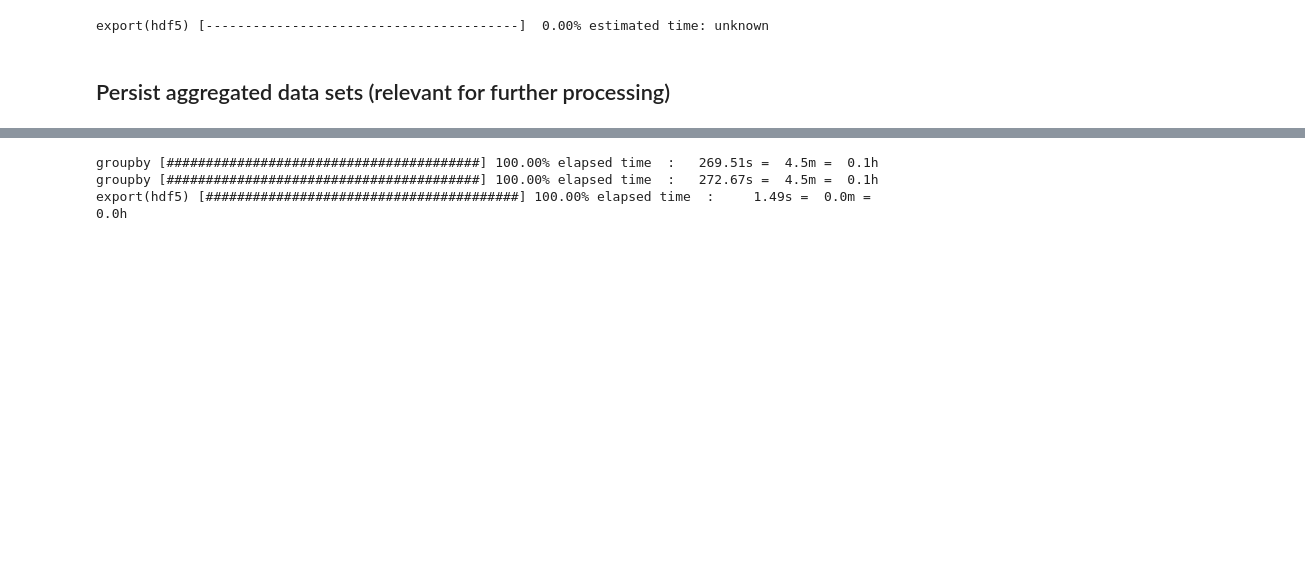
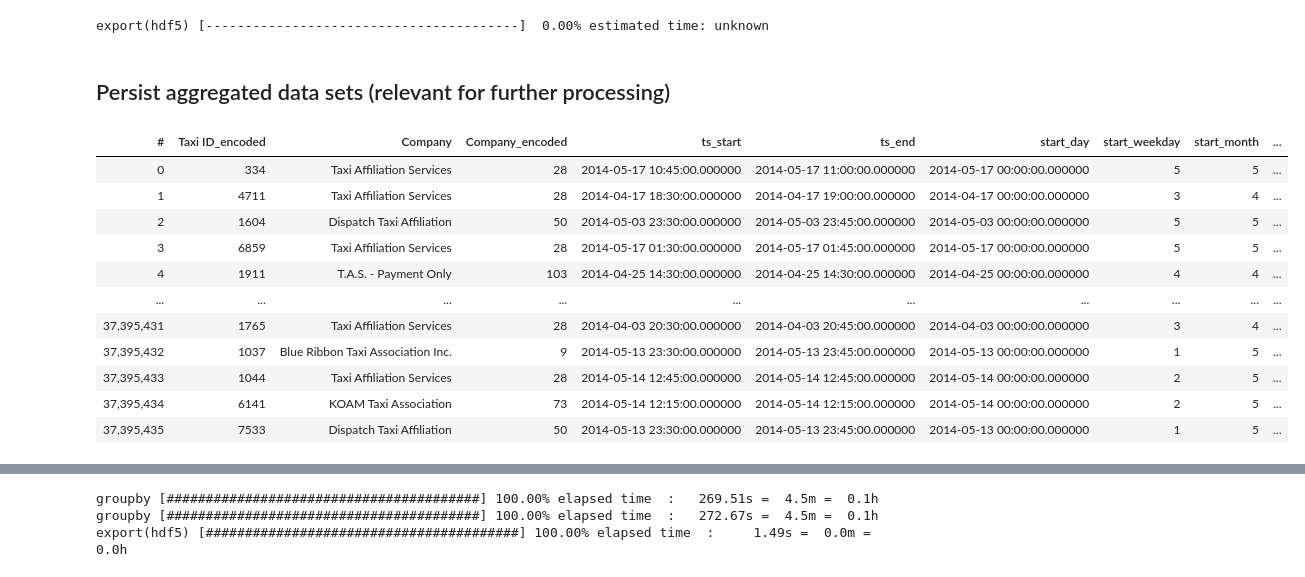
Before and after one commit to lniggemann/AAA_2023, a Jupyter notebook: 01_data_preparation.ipynb, the cells around one changed output, grey strips where cells are left out. Cells and saved outputs as stored; diff of their text form; code cells hidden in the pictures; blank space fills up the shorter version.

```diff
--- a/01_data_preparation.ipynb
+++ b/01_data_preparation.ipynb
@@ -435,6 +435,21 @@ export(hdf5) [----------------------------------------]  0.00% estimated time: u
 # load df_trips to avoid calculations of columns again and enable independent calculation of the different groupings
 
 df_trips = vaex.open("data/trips/trips_prepared.hdf", progress=True)
+# %%
+df_trips
+# %% [output]
+| # | Taxi ID_encoded | Company | Company_encoded | ts_start | ts_end | start_day | start_weekday | start_month | ... |
+| 0 | 334 | Taxi Affiliation Services | 28 | 2014-05-17 10:45:00.000000 | 2014-05-17 11:00:00.000000 | 2014-05-17 00:00:00.000000 | 5 | 5 | ... |
+| 1 | 4711 | Taxi Affiliation Services | 28 | 2014-04-17 18:30:00.000000 | 2014-04-17 19:00:00.000000 | 2014-04-17 00:00:00.000000 | 3 | 4 | ... |
+| 2 | 1604 | Dispatch Taxi Affiliation | 50 | 2014-05-03 23:30:00.000000 | 2014-05-03 23:45:00.000000 | 2014-05-03 00:00:00.000000 | 5 | 5 | ... |
+| 3 | 6859 | Taxi Affiliation Services | 28 | 2014-05-17 01:30:00.000000 | 2014-05-17 01:45:00.000000 | 2014-05-17 00:00:00.000000 | 5 | 5 | ... |
+| 4 | 1911 | T.A.S. - Payment Only | 103 | 2014-04-25 14:30:00.000000 | 2014-04-25 14:30:00.000000 | 2014-04-25 00:00:00.000000 | 4 | 4 | ... |
+| ... | ... | ... | ... | ... | ... | ... | ... | ... | ... |
+| 37,395,431 | 1765 | Taxi Affiliation Services | 28 | 2014-04-03 20:30:00.000000 | 2014-04-03 20:45:00.000000 | 2014-04-03 00:00:00.000000 | 3 | 4 | ... |
+| 37,395,432 | 1037 | Blue Ribbon Taxi Association Inc. | 9 | 2014-05-13 23:30:00.000000 | 2014-05-13 23:45:00.000000 | 2014-05-13 00:00:00.000000 | 1 | 5 | ... |
+| 37,395,433 | 1044 | Taxi Affiliation Services | 28 | 2014-05-14 12:45:00.000000 | 2014-05-14 12:45:00.000000 | 2014-05-14 00:00:00.000000 | 2 | 5 | ... |
+| 37,395,434 | 6141 | KOAM Taxi Association | 73 | 2014-05-14 12:15:00.000000 | 2014-05-14 12:15:00.000000 | 2014-05-14 00:00:00.000000 | 2 | 5 | ... |
+| 37,395,435 | 7533 | Dispatch Taxi Affiliation | 50 | 2014-05-13 23:30:00.000000 | 2014-05-13 23:45:00.000000 | 2014-05-13 00:00:00.000000 | 1 | 5 | ... |
 # %%
 aggregation = { 'demand':'count',
                 'Trip Seconds':'mean',
```
Also changed, not shown: parts of 4 cells of this notebook, 2 other files.
